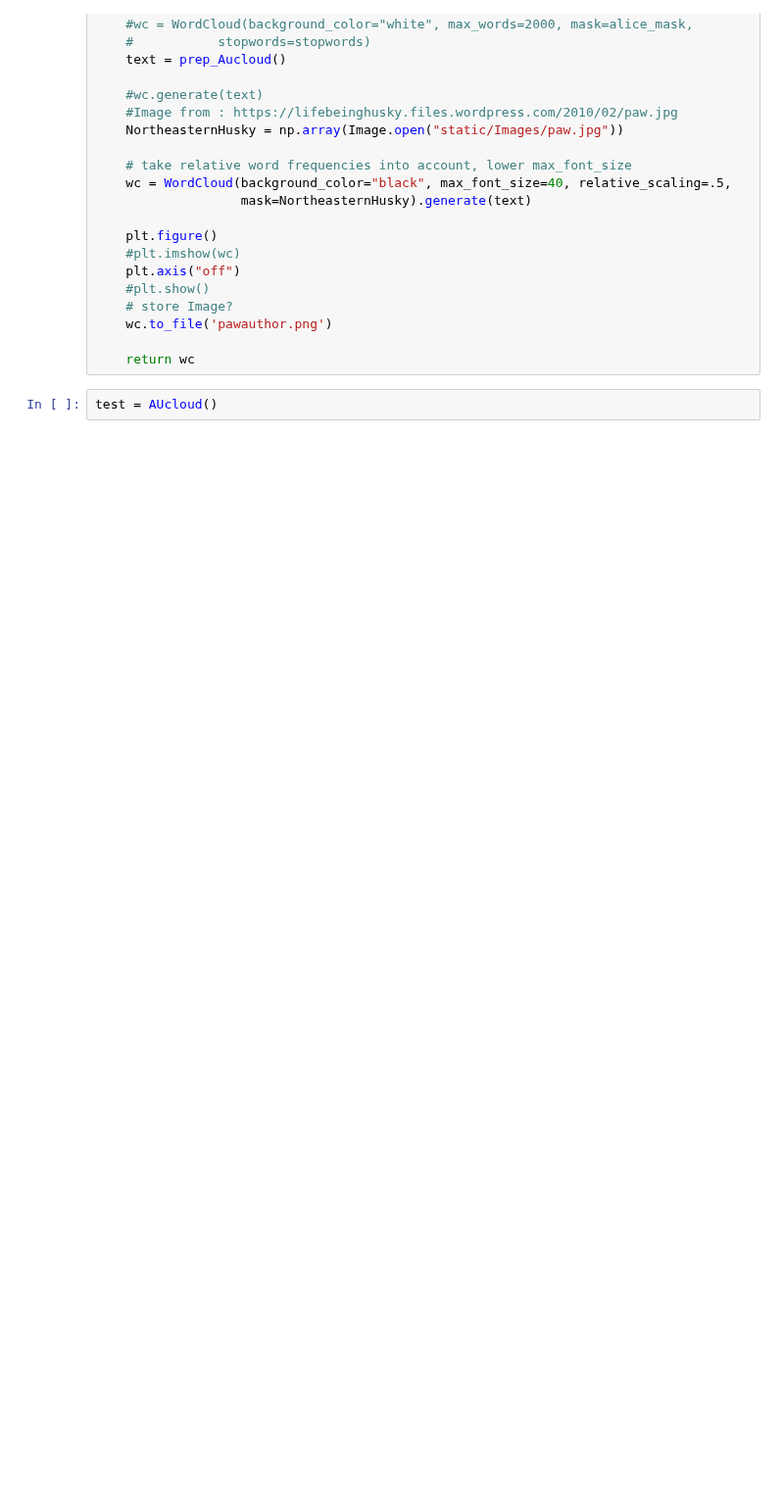
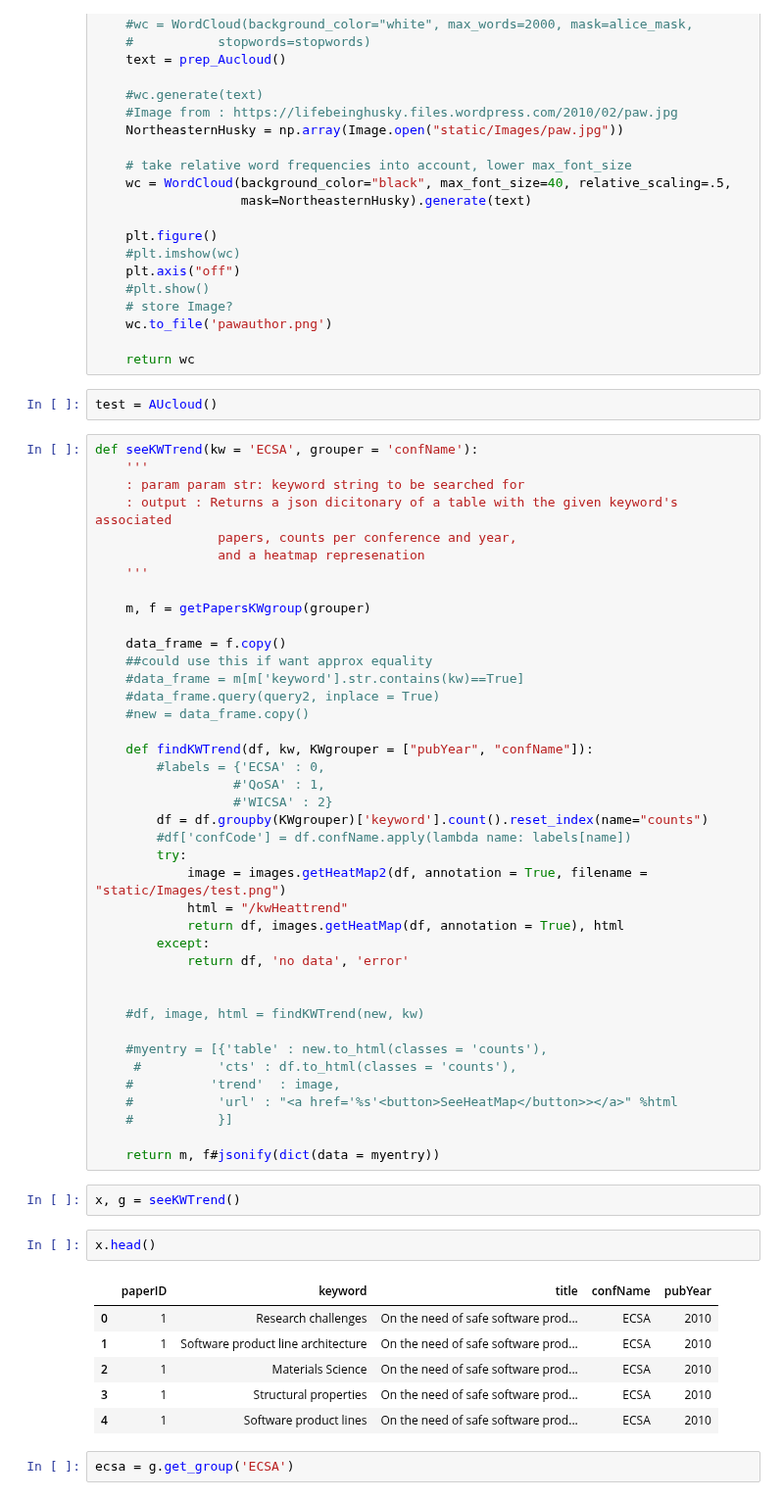
Before and after one commit to noveroa/DataBases, a Jupyter notebook: Flask/app/wordcloud_notebook.ipynb, the cells around one changed output. Shown at 98% size. Drawn from its saved outputs; the diff is of its cells as text; blank space fills up the shorter version.

```diff
--- a/Flask/app/wordcloud_notebook.ipynb
+++ b/Flask/app/wordcloud_notebook.ipynb
@@ -157,3 +167,56 @@ def AUcloud():
     return wc
 # %%
 test = AUcloud()
+# %%
+def seeKWTrend(kw = 'ECSA', grouper = 'confName'):
+    '''
+    : param param str: keyword string to be searched for
+    : output : Returns a json dicitonary of a table with the given keyword's associated
+                papers, counts per conference and year,
+                and a heatmap represenation
+    '''
+
+    m, f = getPapersKWgroup(grouper)
+
+    data_frame = f.copy()
+    ##could use this if want approx equality
+    #data_frame = m[m['keyword'].str.contains(kw)==True]
+    #data_frame.query(query2, inplace = True)
+    #new = data_frame.copy()
+
+    def findKWTrend(df, kw, KWgrouper = ["pubYear", "confName"]):
+        #labels = {'ECSA' : 0,
+                  #'QoSA' : 1,
+                  #'WICSA' : 2}
+        df = df.groupby(KWgrouper)['keyword'].count().reset_index(name="counts")
+        #df['confCode'] = df.confName.apply(lambda name: labels[name])
+        try:
+            image = images.getHeatMap2(df, annotation = True, filename = "static/Images/test.png")
+            html = "/kwHeattrend"
+            return df, images.getHeatMap(df, annotation = True), html
+        except:
+            return df, 'no data', 'error'
+
+
+    #df, image, html = findKWTrend(new, kw)
+
+    #myentry = [{'table' : new.to_html(classes = 'counts'),
+     #          'cts' : df.to_html(classes = 'counts'),
+    #          'trend'  : image,
+    #           'url' : "<a href='%s'<button>SeeHeatMap</button>></a>" %html
+    #           }]
+
+    return m, f#jsonify(dict(data = myentry))
+# %%
+x, g = seeKWTrend()
+# %%
+x.head()
+# %% [output]
+|  | paperID | keyword | title | confName | pubYear |
+| 0 | 1 | Research challenges | On the need of safe software prod... | ECSA | 2010 |
+| 1 | 1 | Software product line architecture | On the need of safe software prod... | ECSA | 2010 |
+| 2 | 1 | Materials Science | On the need of safe software prod... | ECSA | 2010 |
+| 3 | 1 | Structural properties | On the need of safe software prod... | ECSA | 2010 |
+| 4 | 1 | Software product lines | On the need of safe software prod... | ECSA | 2010 |
+# %%
+ecsa = g.get_group('ECSA')
```
Also changed, not shown: parts of 24 cells of this notebook, 2 other files.
